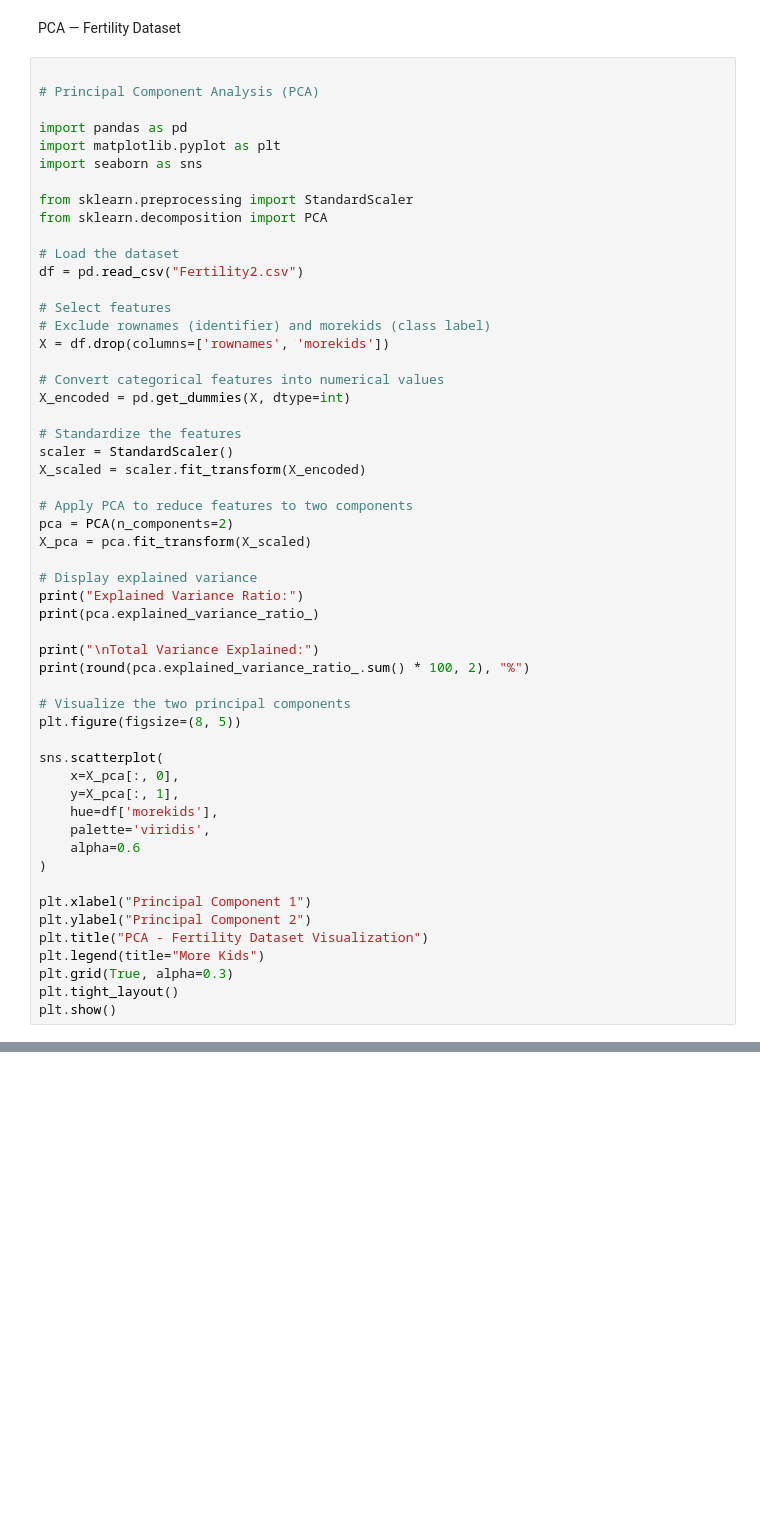
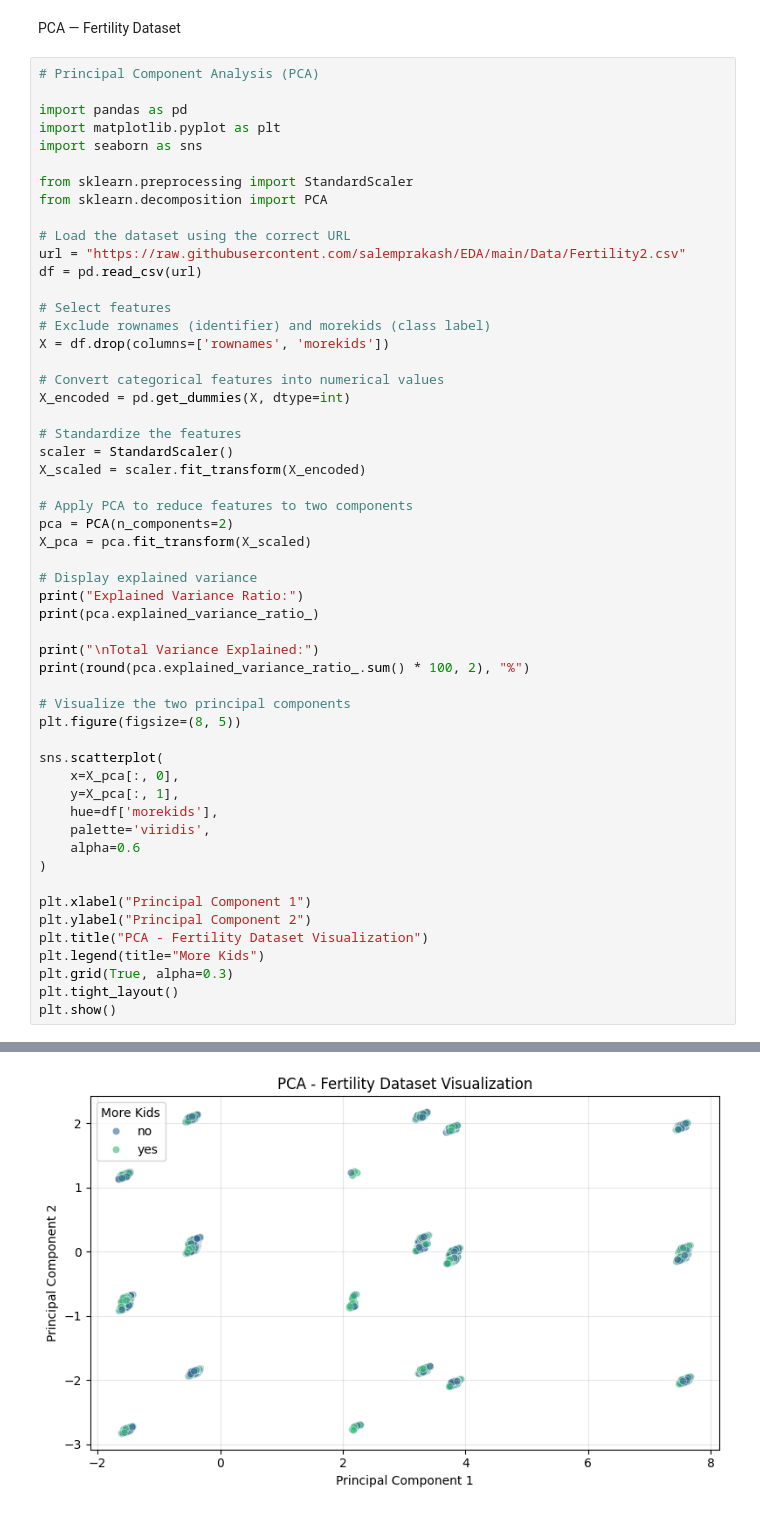
Before and after one commit to Vishwajitp18/Pawar-Vishwajit-Sanjay, a Jupyter notebook: Phase_1_EDA_Project.ipynb, the cells around one changed output, grey strips where cells are left out. Saved outputs shown, nothing was run; the diff lists cells and outputs as text; blank space fills up the shorter version.

```diff
--- a/Phase_1_EDA_Project.ipynb
+++ b/Phase_1_EDA_Project.ipynb
@@ -959,7 +959,6 @@ cluster_data.to_csv(
 # %% [markdown]
 PCA — Fertility Dataset
 # %%
-
 # Principal Component Analysis (PCA)
 
 import pandas as pd
@@ -969,8 +968,9 @@ import seaborn as sns
 from sklearn.preprocessing import StandardScaler
 from sklearn.decomposition import PCA
 
-# Load the dataset
-df = pd.read_csv("Fertility2.csv")
+# Load the dataset using the correct URL
+url = "https://raw.githubusercontent.com/salemprakash/EDA/main/Data/Fertility2.csv"
+df = pd.read_csv(url)
 
 # Select features
 # Exclude rownames (identifier) and morekids (class label)
@@ -1012,3 +1012,4 @@ plt.legend(title="More Kids")
 plt.grid(True, alpha=0.3)
 plt.tight_layout()
 plt.show()
+# %% [output]
@@ -1014,0 +1021 @@ plt.show()
+[figure, added]
```
Also changed, not shown: parts of 3 cells of this notebook.
